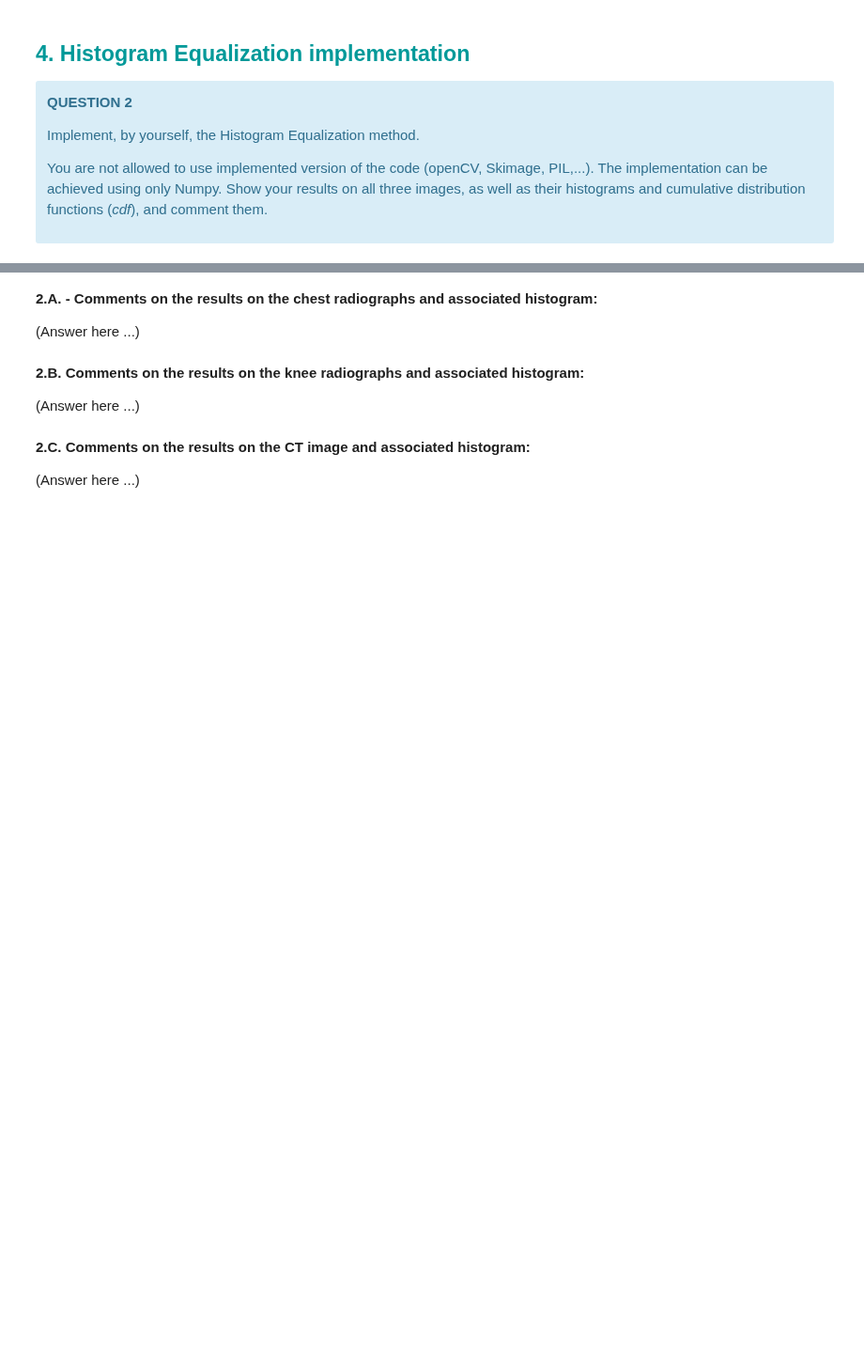
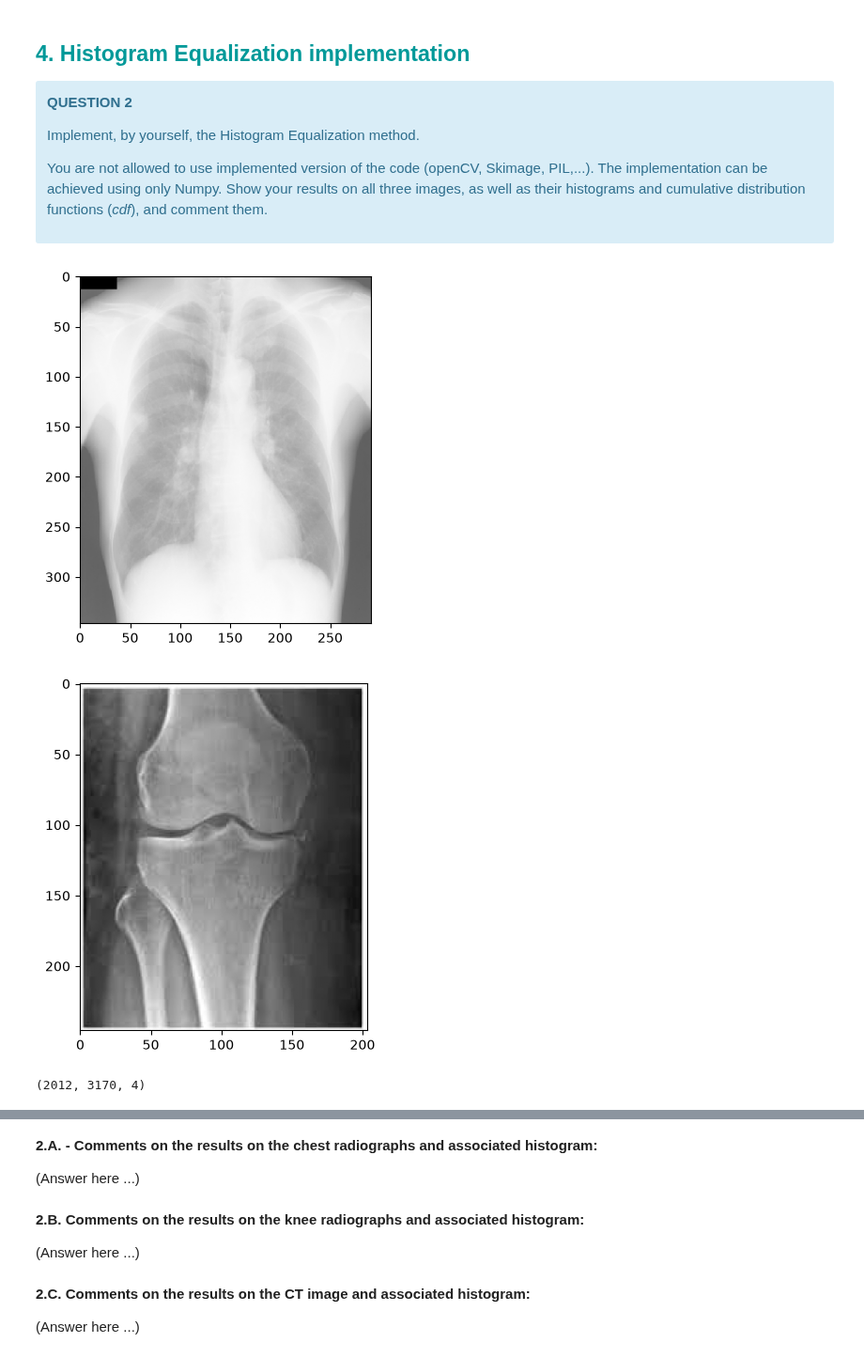
Before and after one commit to moimeme01/LGBIO2050, a Jupyter notebook: Challenge 1 - Histogram Equalization-20261001/Histogram_Equalization.ipynb, the cells around one changed output, grey strips where cells are left out. Shown at 94% size. Cells and saved outputs as stored; diff of their text form; code cells hidden in the pictures; blank space fills up the shorter version.

```diff
--- a/Challenge 1 - Histogram Equalization-20261001/Histogram_Equalization.ipynb
+++ b/Challenge 1 - Histogram Equalization-20261001/Histogram_Equalization.ipynb
@@ -90,6 +104,24 @@ Implement, by yourself, the Histogram Equalization method.
 You are not allowed to use implemented version of the code (openCV, Skimage, PIL,...). The implementation can be achieved using only Numpy. Show your results on all three images, as well as their histograms and cumulative distribution functions (*cdf*), and comment them.
 # %%
 # Histogram Equalization implementation
+img1_gray = rgb2gray(img1)
+plt.imshow(img1_gray, cmap="gray")
+plt.show()
+
+img2_gray = rgb2gray(img2)
+plt.imshow(img2_gray, cmap="gray")
+plt.show()
+
+print(img3.shape) # mi dice la dimensione dell'immagine
+from skimage.color import rgba2rgb # converte l'immagine da 4D a 3D)
+
+plt.imshow(img3, cmap="gray")
+plt.show()
+
 def histeq():
 
     return 0
+# %% [output]
+[figure, added]
+[figure, added]
+(2012, 3170, 4)
```
Also changed, not shown: parts of 2 cells of this notebook.
